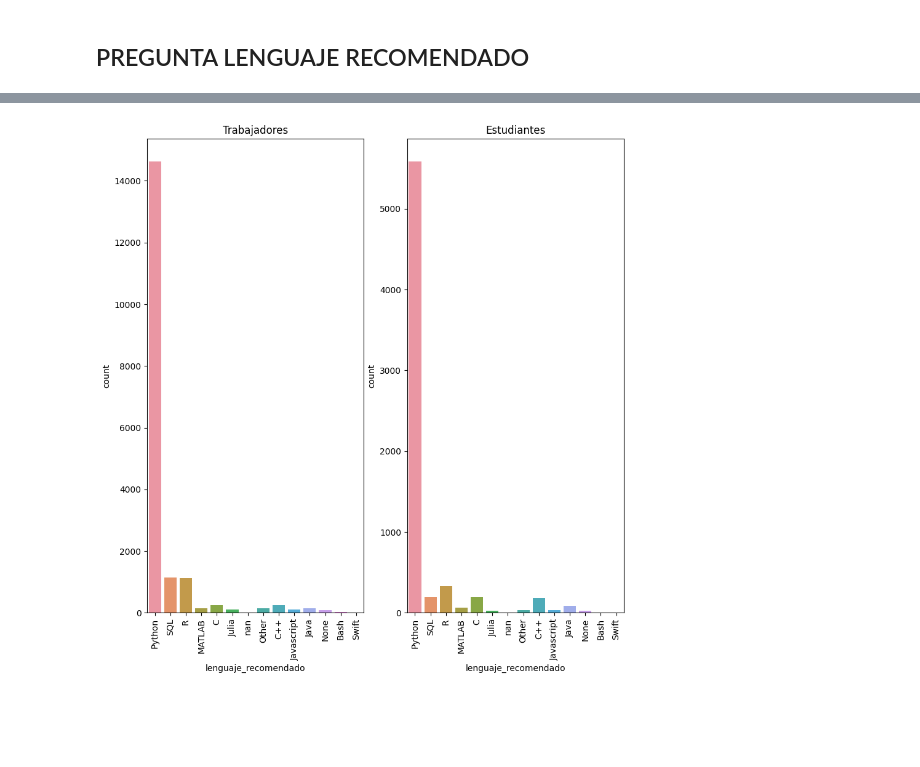
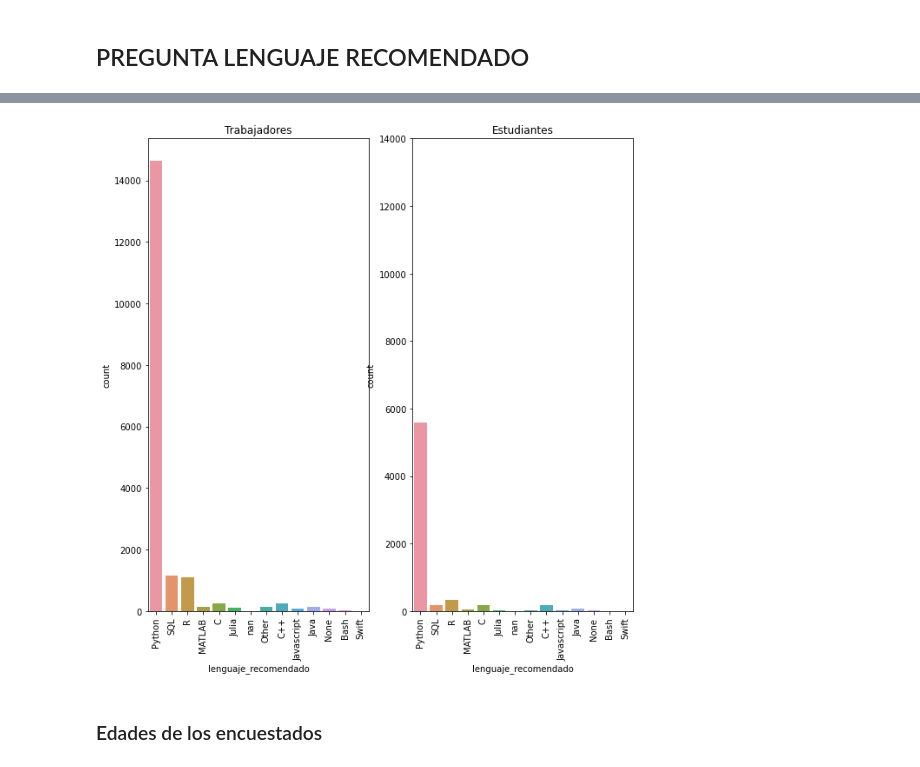
Before and after one commit to paulafuenteg/Kaggle-DS-ML-Survey, a Jupyter notebook: EDA/EDA.ipynb, the cells around one changed output, grey strips where cells are left out. Saved outputs shown, nothing was run; the diff lists cells and outputs as text; code cells hidden in the pictures; blank space fills up the shorter version.

```diff
--- a/EDA/EDA.ipynb
+++ b/EDA/EDA.ipynb
@@ -292,12 +293,15 @@ Name: lenguaje_recomendado, dtype: int64
 lista_leng = list(df["lenguaje_recomendado"].unique())
 # %%
 fig,ax = plt.subplots(1,2, figsize= (10,10))
+ax[1].set_ylim([0,14000])
 sns.countplot(x = "lenguaje_recomendado", data=df[df["puesto_trabajo"]!= "Student"], ax=ax[0], order= lista_leng)
 sns.countplot(x = "lenguaje_recomendado", data=df[df["puesto_trabajo"]== "Student"], ax=ax[1], order= lista_leng)
 ax[0].tick_params(axis='x', rotation=90)
 ax[1].tick_params(axis='x', rotation=90)
 ax[0].set_title("Trabajadores")
 ax[1].set_title("Estudiantes")
 fig.show()
 # %% [output]
-[figure, old version]
+[figure, new version]
+# %% [markdown]
+### Edades de los encuestados
```
Also changed, not shown: parts of 31 cells of this notebook.
